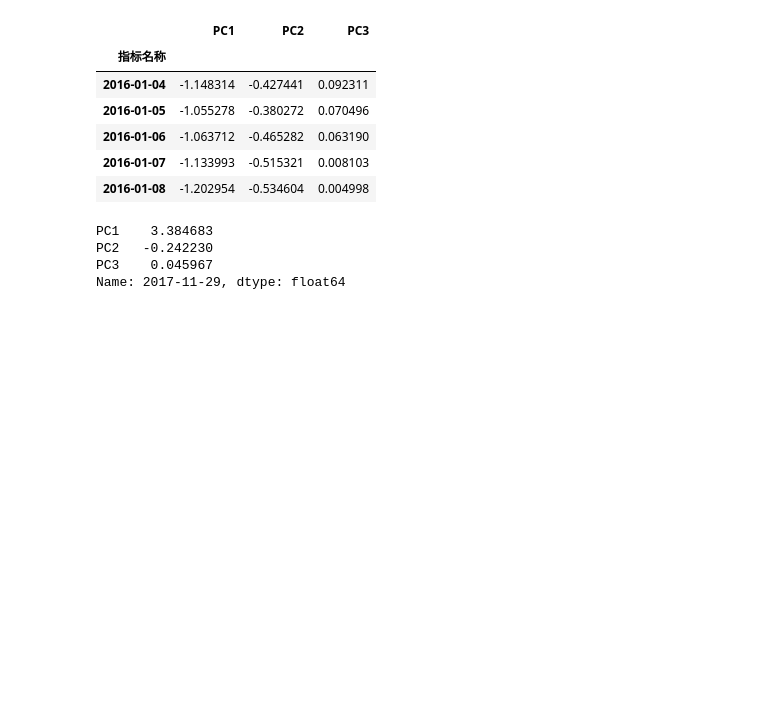
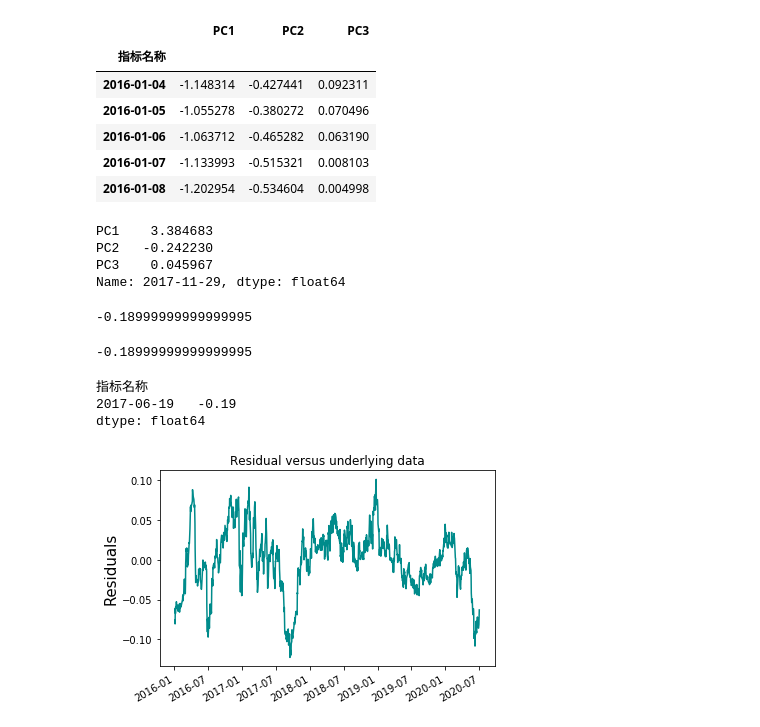
Before and after one commit to KyleMFE/PCA, a Jupyter notebook: PCA's_Applications_in_Curve_Yield_Structure .ipynb, the cells around one changed output. Cells and saved outputs as stored; diff of their text form; code cells hidden in the pictures; blank space fills up the shorter version.

```diff
--- a/PCA's_Applications_in_Curve_Yield_Structure .ipynb
+++ b/PCA's_Applications_in_Curve_Yield_Structure .ipynb
@@ -271,3 +271,25 @@ PC1    3.384683
 PC2   -0.242230
 PC3    0.045967
 Name: 2017-11-29, dtype: float64
+# %%
+min(delta)
+# %% [output]
+-0.18999999999999995
+# %%
+delta.min()
+# %% [output]
+-0.18999999999999995
+# %%
+delta[delta == min(delta)]
+# %% [output]
+指标名称
+2017-06-19   -0.19
+dtype: float64
+# %%
+l1 = plt.plot(date, residuals['10y'].values, 'darkcyan', label='10y residuals')
+plt.ylabel('Residuals', fontsize=15)
+plt.title("Residual versus underlying data")
+plt.gcf().autofmt_xdate()
+plt.show()
+# %% [output]
+[figure, added]
```
Also changed, not shown: parts of 5 cells of this notebook.
